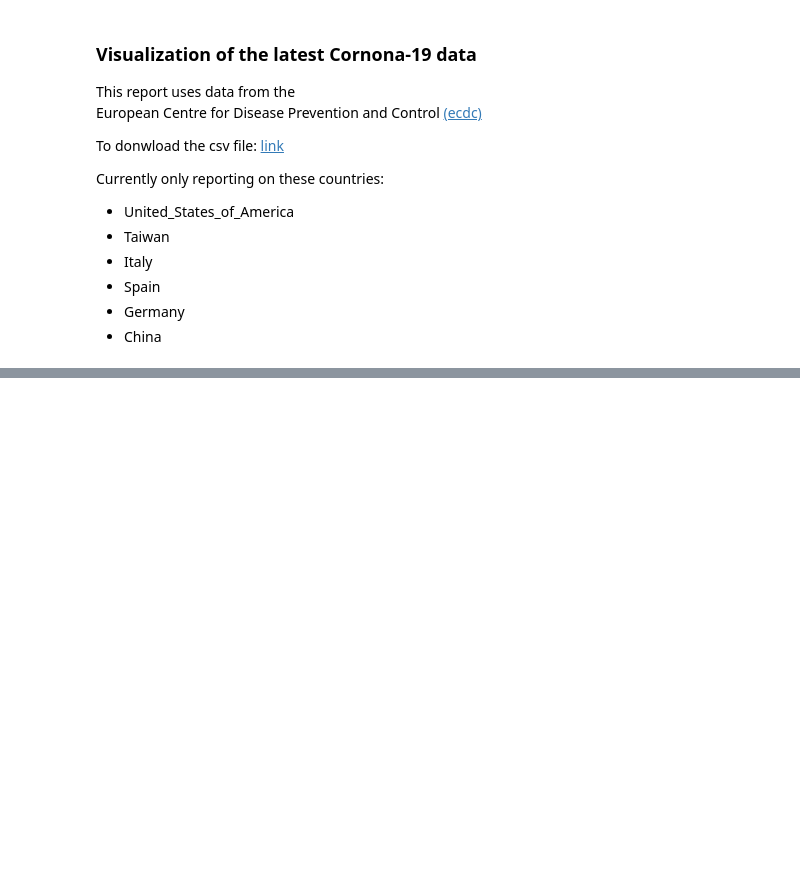
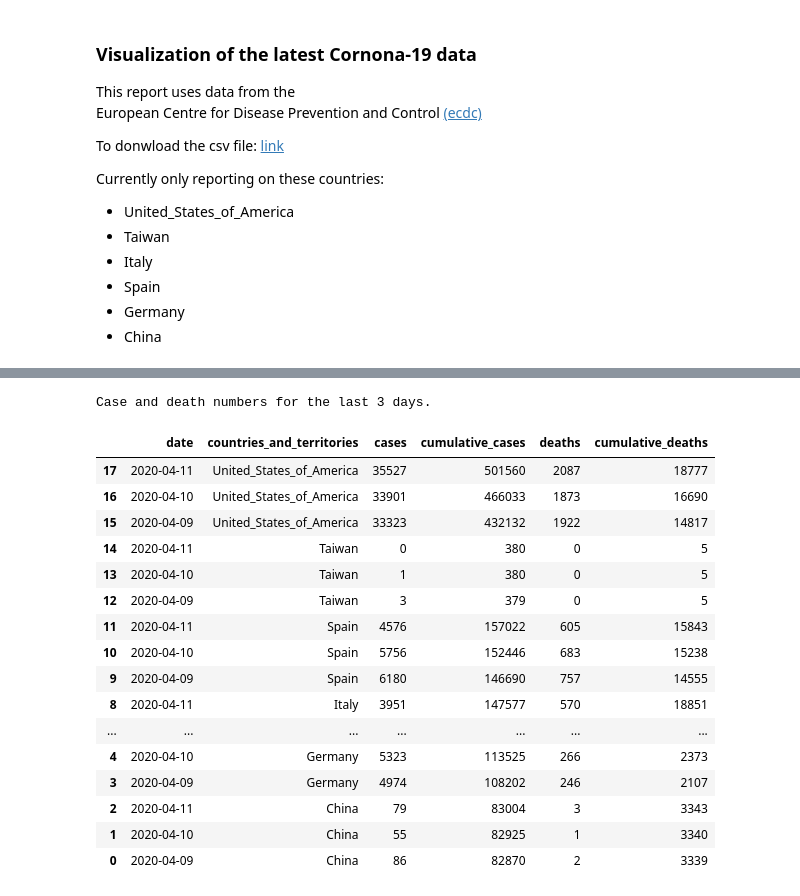
Before and after one commit to hwang138/corona, a Jupyter notebook: corona_19_visualization.ipynb, the cells around one changed output, grey strips where cells are left out. Drawn from its saved outputs; the diff is of its cells as text; code cells hidden in the pictures; blank space fills up the shorter version.

Commit message:
schedule run: corona_19_visualization.ipynb

```diff
--- a/corona_19_visualization.ipynb
+++ b/corona_19_visualization.ipynb
@@ -43,2 +41,23 @@ compute per capita values ... working ... done.
 compute cumulative values ... working ... done.
 [interactive output not drawn]
+# %%
+corona.print_latest_case_numbers(day_range=3)
+# %% [output]
+Case and death numbers for the last 3 days.
+|  | date | countries_and_territories | cases | cumulative_cases | deaths | cumulative_deaths |
+| 17 | 2020-04-11 | United_States_of_America | 35527 | 501560 | 2087 | 18777 |
+| 16 | 2020-04-10 | United_States_of_America | 33901 | 466033 | 1873 | 16690 |
+| 15 | 2020-04-09 | United_States_of_America | 33323 | 432132 | 1922 | 14817 |
+| 14 | 2020-04-11 | Taiwan | 0 | 380 | 0 | 5 |
+| 13 | 2020-04-10 | Taiwan | 1 | 380 | 0 | 5 |
+| 12 | 2020-04-09 | Taiwan | 3 | 379 | 0 | 5 |
+| 11 | 2020-04-11 | Spain | 4576 | 157022 | 605 | 15843 |
+| 10 | 2020-04-10 | Spain | 5756 | 152446 | 683 | 15238 |
+| 9 | 2020-04-09 | Spain | 6180 | 146690 | 757 | 14555 |
+| 8 | 2020-04-11 | Italy | 3951 | 147577 | 570 | 18851 |
+| ... | ... | ... | ... | ... | ... | ... |
+| 4 | 2020-04-10 | Germany | 5323 | 113525 | 266 | 2373 |
+| 3 | 2020-04-09 | Germany | 4974 | 108202 | 246 | 2107 |
+| 2 | 2020-04-11 | China | 79 | 83004 | 3 | 3343 |
+| 1 | 2020-04-10 | China | 55 | 82925 | 1 | 3340 |
+| 0 | 2020-04-09 | China | 86 | 82870 | 2 | 3339 |
```
Also changed, not shown: parts of 3 cells of this notebook, 2 other files.
